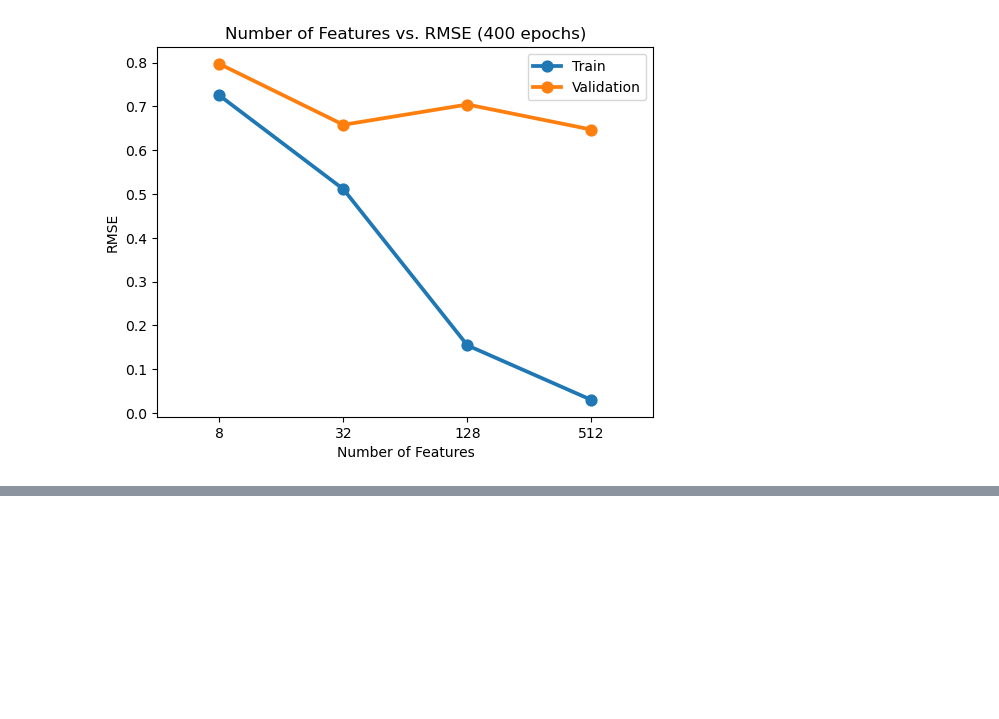
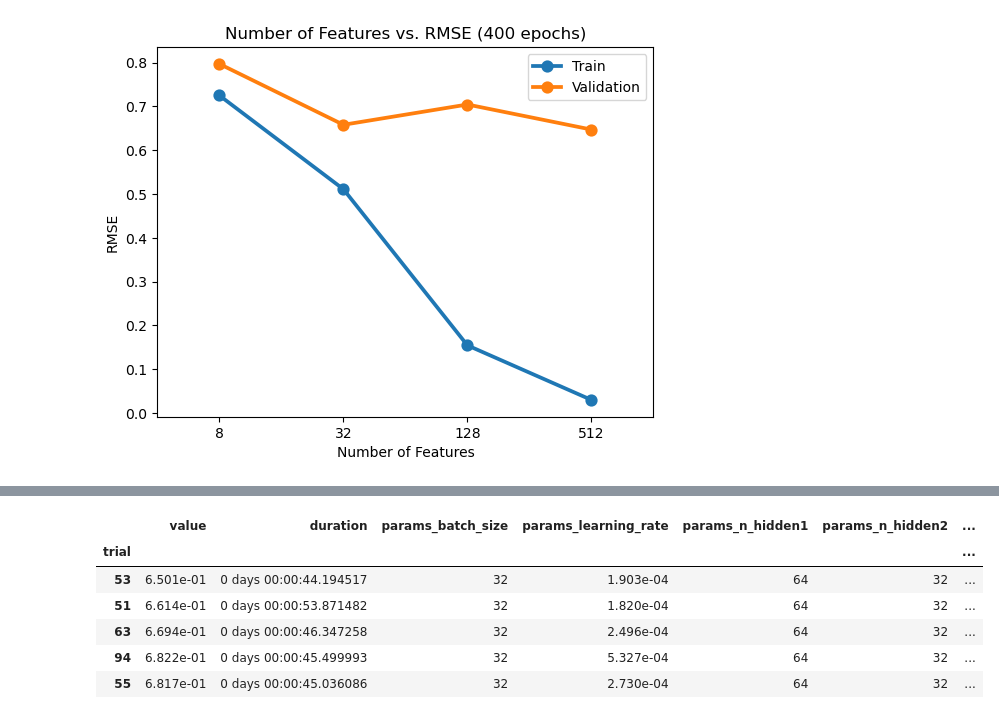
Before and after one commit to HoffOskar/QSAR_BRD4, a Jupyter notebook: 04_QSAR_regression/01_mlp_morgan.ipynb, the cells around one changed output, grey strips where cells are left out. Cells and saved outputs as stored; diff of their text form; code cells hidden in the pictures; blank space fills up the shorter version.

```diff
--- a/04_QSAR_regression/01_mlp_morgan.ipynb
+++ b/04_QSAR_regression/01_mlp_morgan.ipynb
@@ -46,7 +45,7 @@ np.set_printoptions(
 )  # avoid scientific notation
 
 ### pandas DataFrames
-pd.set_option("display.float_format", "{:.2f}".format)  # Round to 2 decimal places
+pd.set_option("display.float_format", "{:.3e}".format)  # Round to 2 decimal places
 
 ### Initialize tqdm for pandas
 tqdm.pandas()
@@ -532,0 +585,31 @@ optuna.visualization.plot_param_importances(study)
+# %%
+### Extract all validation errors
+int_val_df = pd.DataFrame()
+for i in range(100):
+    temp_df = pd.DataFrame(
+        list(study.trials[i].intermediate_values.items()),
+        columns=["epoch_min_val", "min_value"],
+    )
+    temp_df["trial"] = i
+    int_val_df = pd.concat([int_val_df, temp_df], axis=0)
+
+### Subset the minimum validation errors
+int_val_df = int_val_df.sort_values("min_value", ascending=True).drop_duplicates(
+    "trial", keep="first"
+)
+int_val_df["min_value"] = np.sqrt(int_val_df["min_value"])
+
+### Summarize in a DataFrame
+study.trials_dataframe().merge(
+    int_val_df, left_on="number", right_on="trial", how="left"
+).sort_values("min_value", ascending=True).set_index("trial").drop(
+    columns=["number", "datetime_start", "datetime_complete", "state"]
+).head(5)
+# %% [output]
+|  | value | duration | params_batch_size | params_learning_rate | params_n_hidden1 | params_n_hidden2 | ... |
+| trial |  |  |  |  |  |  | ... |
+| 53 | 6.501e-01 | 0 days 00:00:44.194517 | 32 | 1.903e-04 | 64 | 32 | ... |
+| 51 | 6.614e-01 | 0 days 00:00:53.871482 | 32 | 1.820e-04 | 64 | 32 | ... |
+| 63 | 6.694e-01 | 0 days 00:00:46.347258 | 32 | 2.496e-04 | 64 | 32 | ... |
+| 94 | 6.822e-01 | 0 days 00:00:45.499993 | 32 | 5.327e-04 | 64 | 32 | ... |
+| 55 | 6.817e-01 | 0 days 00:00:45.036086 | 32 | 2.730e-04 | 64 | 32 | ... |
```
Also changed, not shown: parts of 23 cells of this notebook, 3 other files.
